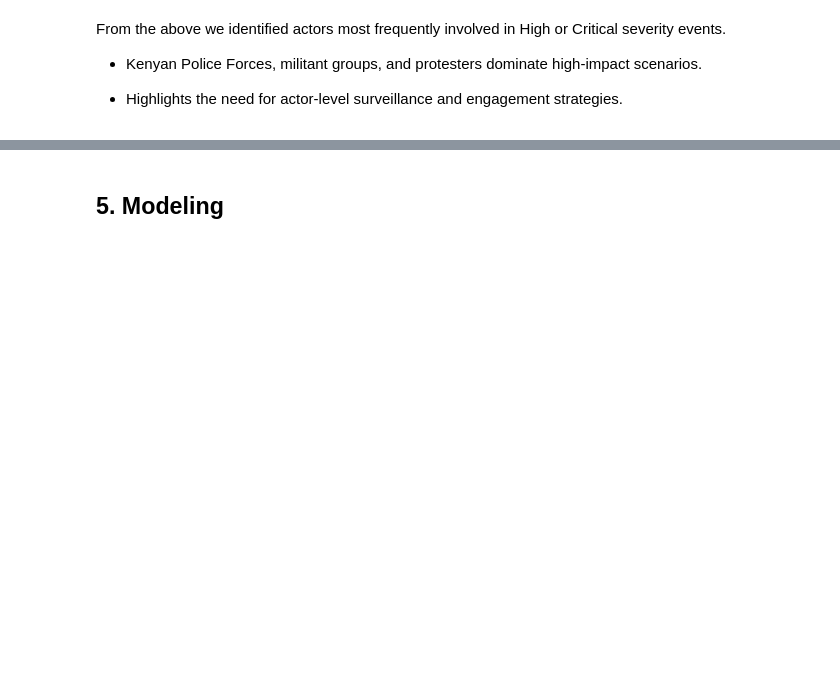
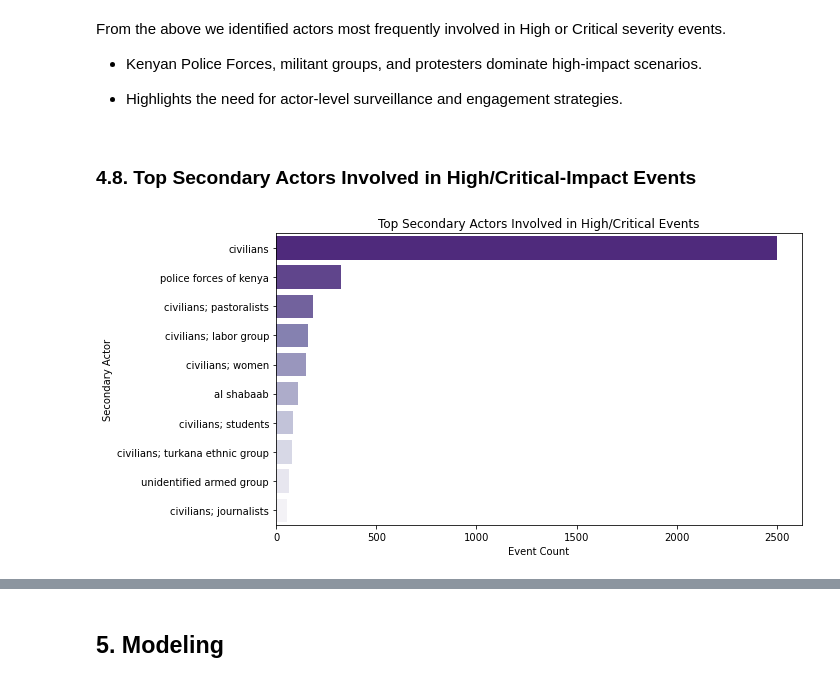
Before and after one commit to Endalkmin/conflict-event-impact-classifier, a Jupyter notebook: severity-classifier.ipynb, the cells around one changed output, grey strips where cells are left out. Saved outputs shown, nothing was run; the diff lists cells and outputs as text; code cells hidden in the pictures; blank space fills up the shorter version.

```diff
--- a/severity-classifier.ipynb
+++ b/severity-classifier.ipynb
@@ -427,3 +586,20 @@ From the above we identified actors most frequently involved in High or Critical
 - Kenyan Police Forces, militant groups, and protesters dominate high-impact scenarios.
 
 - Highlights the need for actor-level surveillance and engagement strategies.
+# %% [markdown]
+### 4.8. Top Secondary Actors Involved in High/Critical-Impact Events
+# %%
+# Filter for high and critical
+high_impact2 = df_kenya[df_kenya['severity_level'].isin(['High', 'Critical'])]
+
+top_actors2 = high_impact2['secondary_actor'].value_counts().nlargest(10)
+
+plt.figure(figsize=(10, 5))
+sns.barplot(x=top_actors2.values, y=top_actors2.index, palette='Purples_r')
+plt.title('Top Secondary Actors Involved in High/Critical Events')
+plt.xlabel('Event Count')
+plt.ylabel('Secondary Actor')
+plt.tight_layout()
+plt.show()
+# %% [output]
+[figure, added]
```
Also changed, not shown: parts of 42 cells of this notebook, 1 other file.
